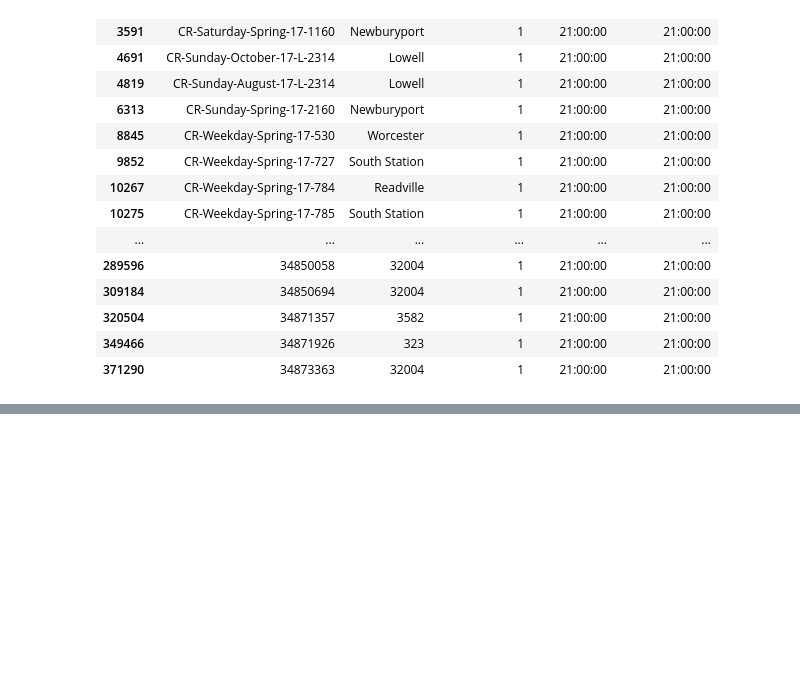
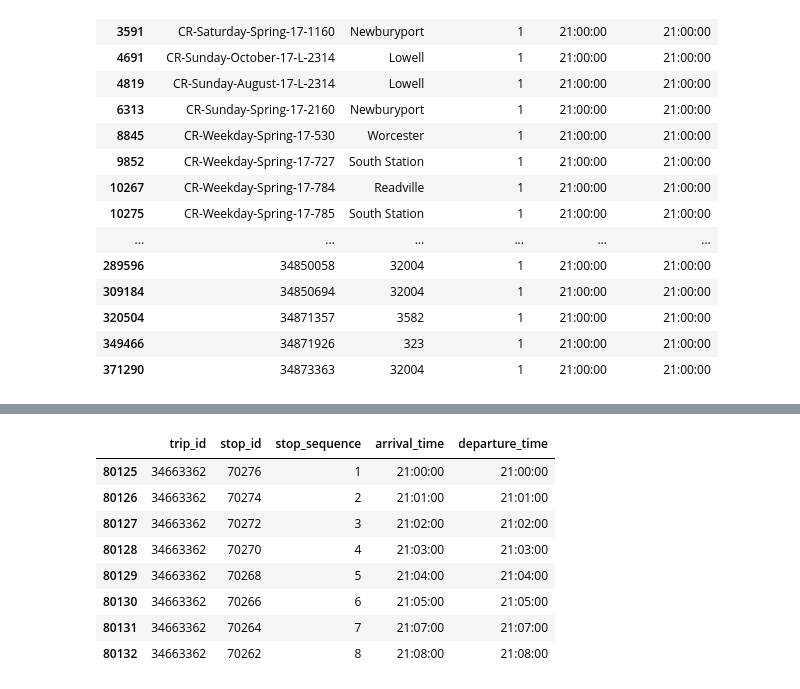
Before and after one commit to jmhern/GTFS_work, a Jupyter notebook: RealTimeDataAnalysis.ipynb, the cells around one changed output, grey strips where cells are left out. Drawn from its saved outputs; the diff is of its cells as text; code cells hidden in the pictures; blank space fills up the shorter version.

```diff
--- a/RealTimeDataAnalysis.ipynb
+++ b/RealTimeDataAnalysis.ipynb
@@ -76,0 +87,12 @@ first_stops[first_stops['arrival_time'] == '21:00:00'][:25]
+# %%
+stop_times[stop_times['trip_id'] == '34663362']
+# %% [output]
+|  | trip_id | stop_id | stop_sequence | arrival_time | departure_time |
+| 80125 | 34663362 | 70276 | 1 | 21:00:00 | 21:00:00 |
+| 80126 | 34663362 | 70274 | 2 | 21:01:00 | 21:01:00 |
+| 80127 | 34663362 | 70272 | 3 | 21:02:00 | 21:02:00 |
+| 80128 | 34663362 | 70270 | 4 | 21:03:00 | 21:03:00 |
+| 80129 | 34663362 | 70268 | 5 | 21:04:00 | 21:04:00 |
+| 80130 | 34663362 | 70266 | 6 | 21:05:00 | 21:05:00 |
+| 80131 | 34663362 | 70264 | 7 | 21:07:00 | 21:07:00 |
+| 80132 | 34663362 | 70262 | 8 | 21:08:00 | 21:08:00 |
```
Also changed, not shown: parts of 11 cells of this notebook.
